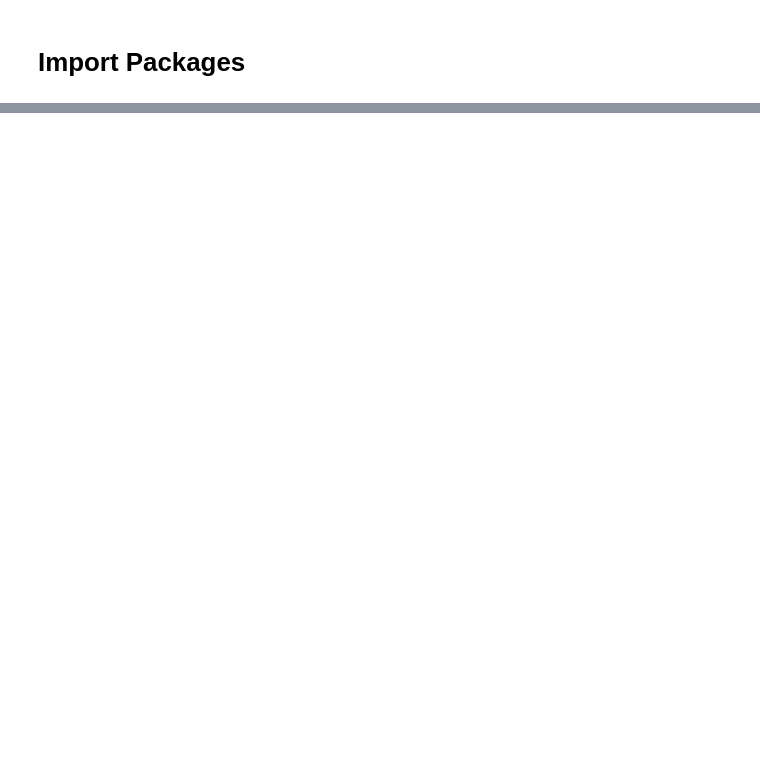
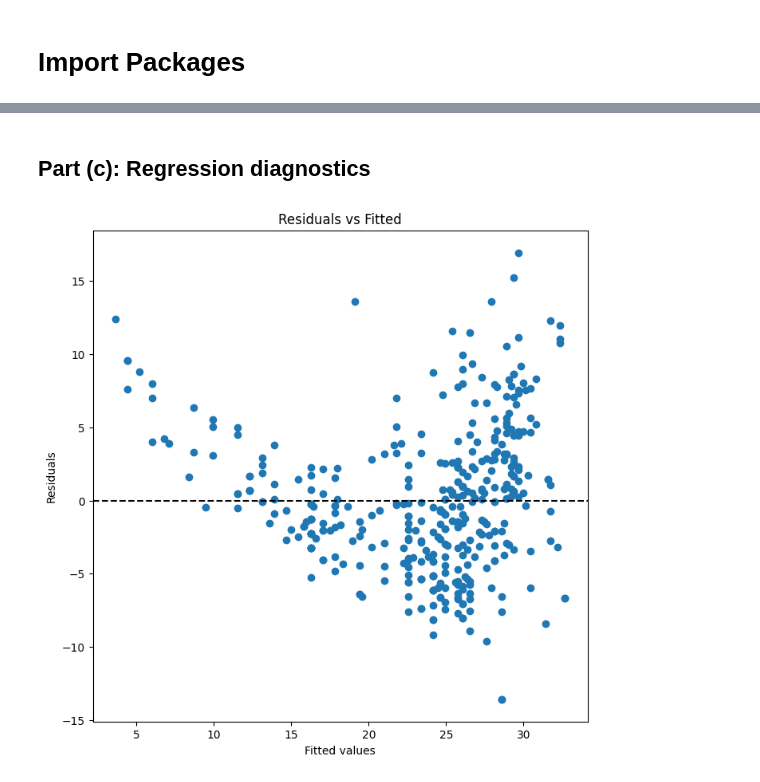
Before and after one commit to Onyekachukwu-Nweke/islp_exercises, a Jupyter notebook: Ch02_linreg_ex.ipynb, the cells around one changed output, grey strips where cells are left out. Drawn from its saved outputs; the diff is of its cells as text; code cells hidden in the pictures; blank space fills up the shorter version.

```diff
--- a/Ch02_linreg_ex.ipynb
+++ b/Ch02_linreg_ex.ipynb
@@ -35,0 +182,14 @@ from ISLP import load_data
+# %% [markdown]
+## Part (c): Regression diagnostics
+# %%
+fitted = model.fittedvalues
+residuals = model.resid
+
+ax = subplots(figsize=(8,8))[1]
+ax.scatter(fitted, residuals)
+ax.axhline(0, c='k', linestyle="--")
+ax.set_xlabel("Fitted values")
+ax.set_ylabel("Residuals")
+ax.set_title("Residuals vs Fitted");
+# %% [output]
+[figure, added]
```
Also changed, not shown: parts of 16 cells of this notebook, 3 other files.
